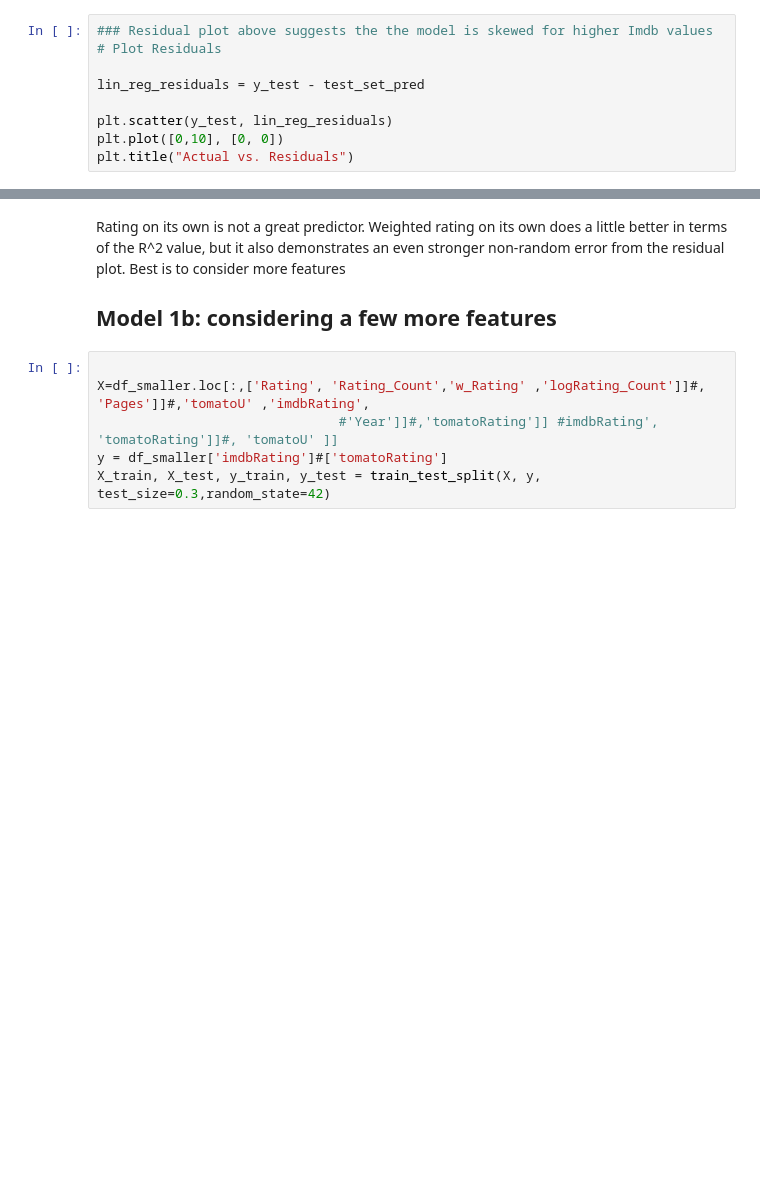
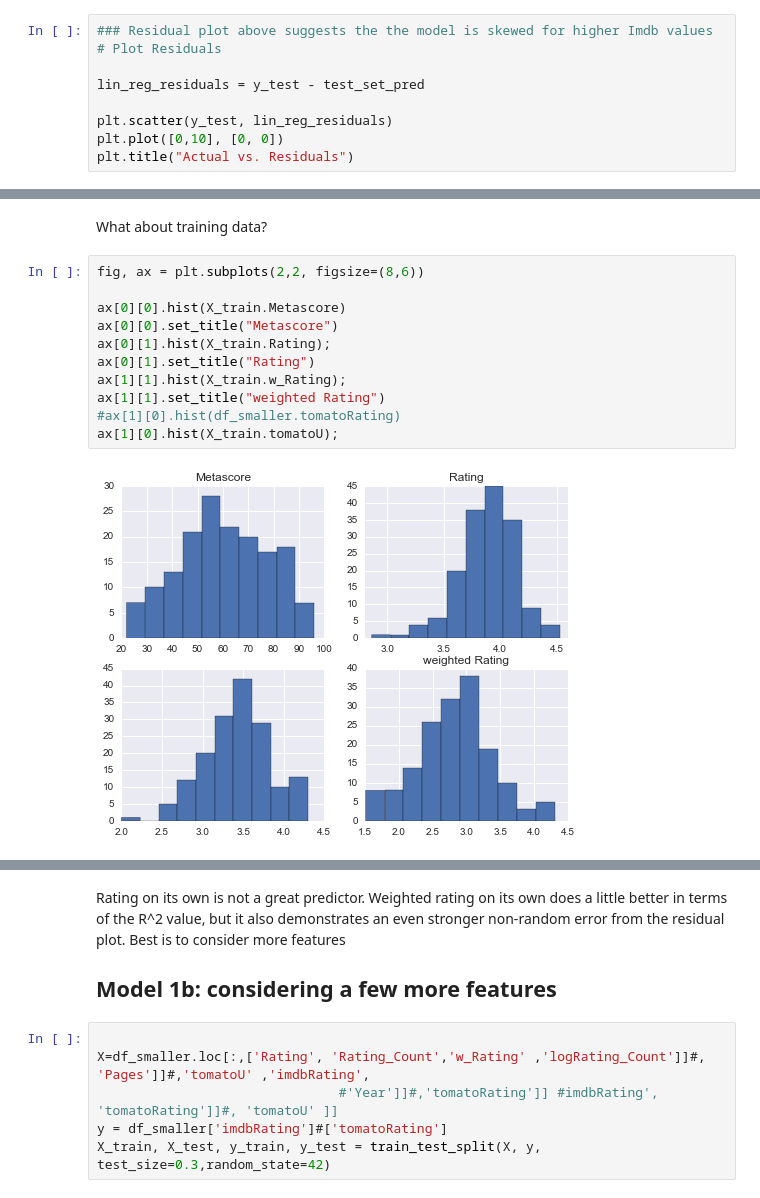
Before and after one commit to billiescodes/movie_book_reviews, a Jupyter notebook: np_workingFit.ipynb, the cells around one changed output, grey strips where cells are left out. Cells and saved outputs as stored; diff of their text form; blank space fills up the shorter version.

```diff
--- a/np_workingFit.ipynb
+++ b/np_workingFit.ipynb
@@ -361,0 +392,15 @@ plt.title("Actual vs. Residuals")
+# %% [markdown]
+What about training data?
+# %%
+fig, ax = plt.subplots(2,2, figsize=(8,6))
+
+ax[0][0].hist(X_train.Metascore)
+ax[0][0].set_title("Metascore")
+ax[0][1].hist(X_train.Rating);
+ax[0][1].set_title("Rating")
+ax[1][1].hist(X_train.w_Rating);
+ax[1][1].set_title("weighted Rating")
+#ax[1][0].hist(df_smaller.tomatoRating)
+ax[1][0].hist(X_train.tomatoU);
+# %% [output]
+[figure, added]
```
Also changed, not shown: parts of 10 cells of this notebook.
